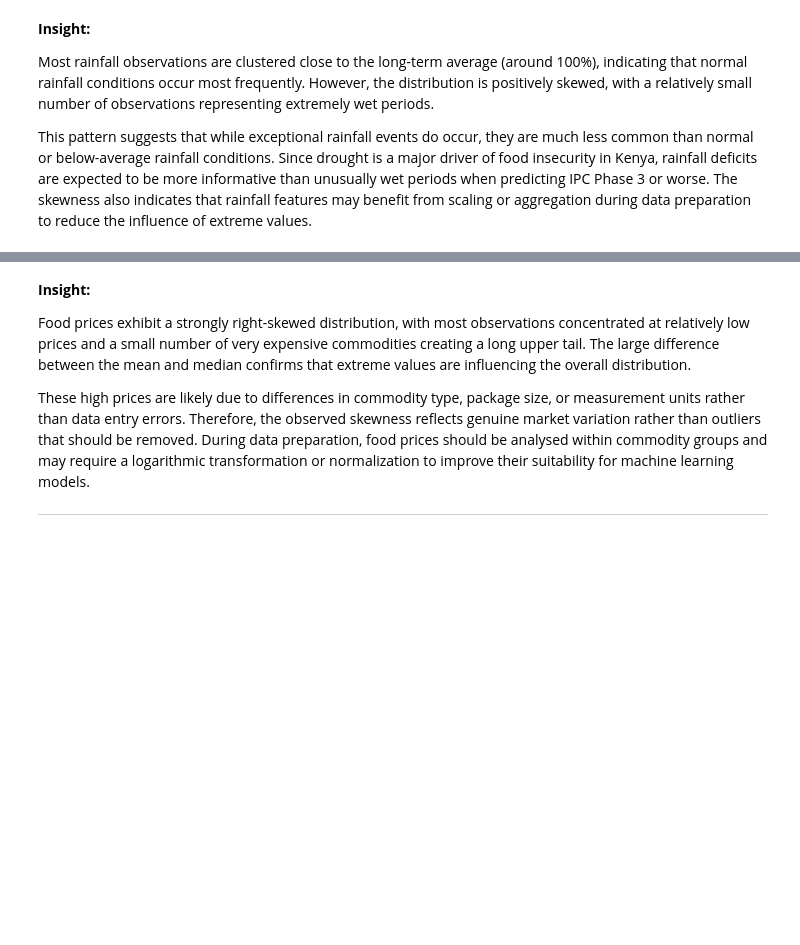
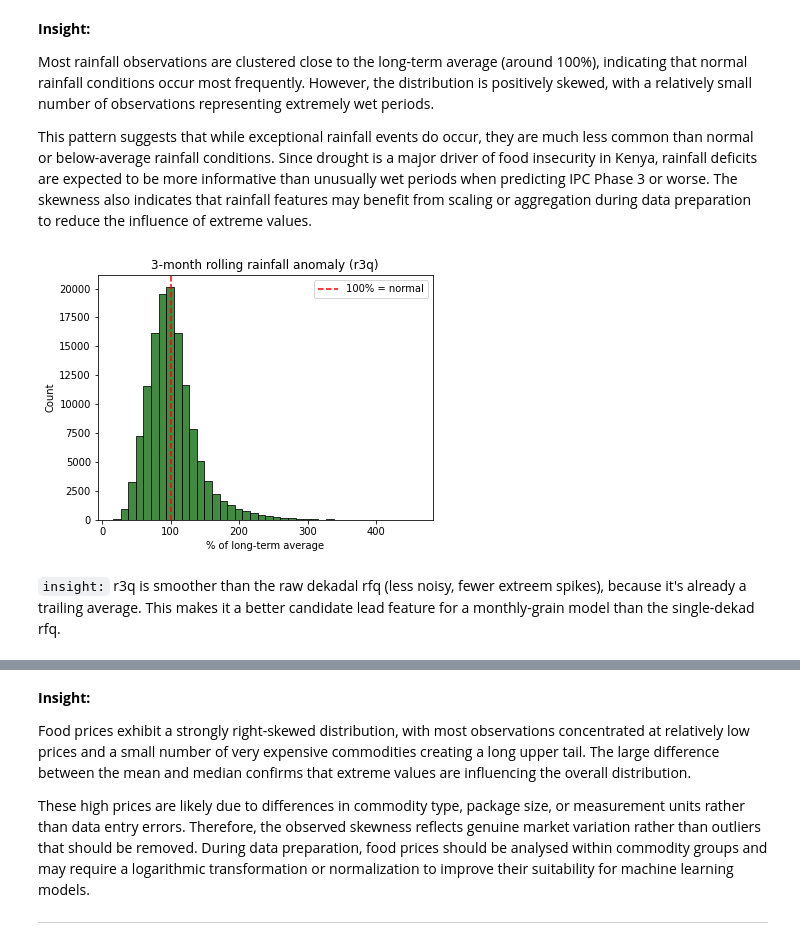
Before and after one commit to Pattohcolab/PHASE-5-CAPSTON-PROJECT, a Jupyter notebook: notebook.ipynb, the cells around one changed output, grey strips where cells are left out. Drawn from its saved outputs; the diff is of its cells as text; code cells hidden in the pictures; blank space fills up the shorter version.

```diff
--- a/notebook.ipynb
+++ b/notebook.ipynb
@@ -408,6 +421,19 @@ plt.show()
 Most rainfall observations are clustered close to the long-term average (around 100%), indicating that normal rainfall conditions occur most frequently. However, the distribution is positively skewed, with a relatively small number of observations representing extremely wet periods.
 
 This pattern suggests that while exceptional rainfall events do occur, they are much less common than normal or below-average rainfall conditions. Since drought is a major driver of food insecurity in Kenya, rainfall deficits are expected to be more informative than unusually wet periods when predicting IPC Phase 3 or worse. The skewness also indicates that rainfall features may benefit from scaling or aggregation during data preparation to reduce the influence of extreme values.
+# %%
+# Univariate: r3q (3-month rolling anomally) - the more relevant lead feature vs. single-dekad rfq
+plt.figure(figsize=(6, 4.5))
+sns.histplot(rainfall_df['r3q'].dropna(), bins=40, color='darkgreen')
+plt.axvline(100, color='red', linestyle="--", label="100% = normal")
+plt.title('3-month rolling rainfall anomaly (r3q)')
+plt.xlabel('% of long-term average')
+plt.legend()
+plt.show()
+# %% [output]
+[figure, added]
+# %% [markdown]
+`insight:` r3q is smoother than the raw dekadal rfq (less noisy, fewer extreem spikes), because it's already a trailing average. This makes it a better candidate lead feature for a monthly-grain model than the single-dekad rfq.
 # %%
 # Food price distribution
 plt.figure(figsize=(6, 4.5))
```
Also changed, not shown: parts of 28 cells of this notebook.
